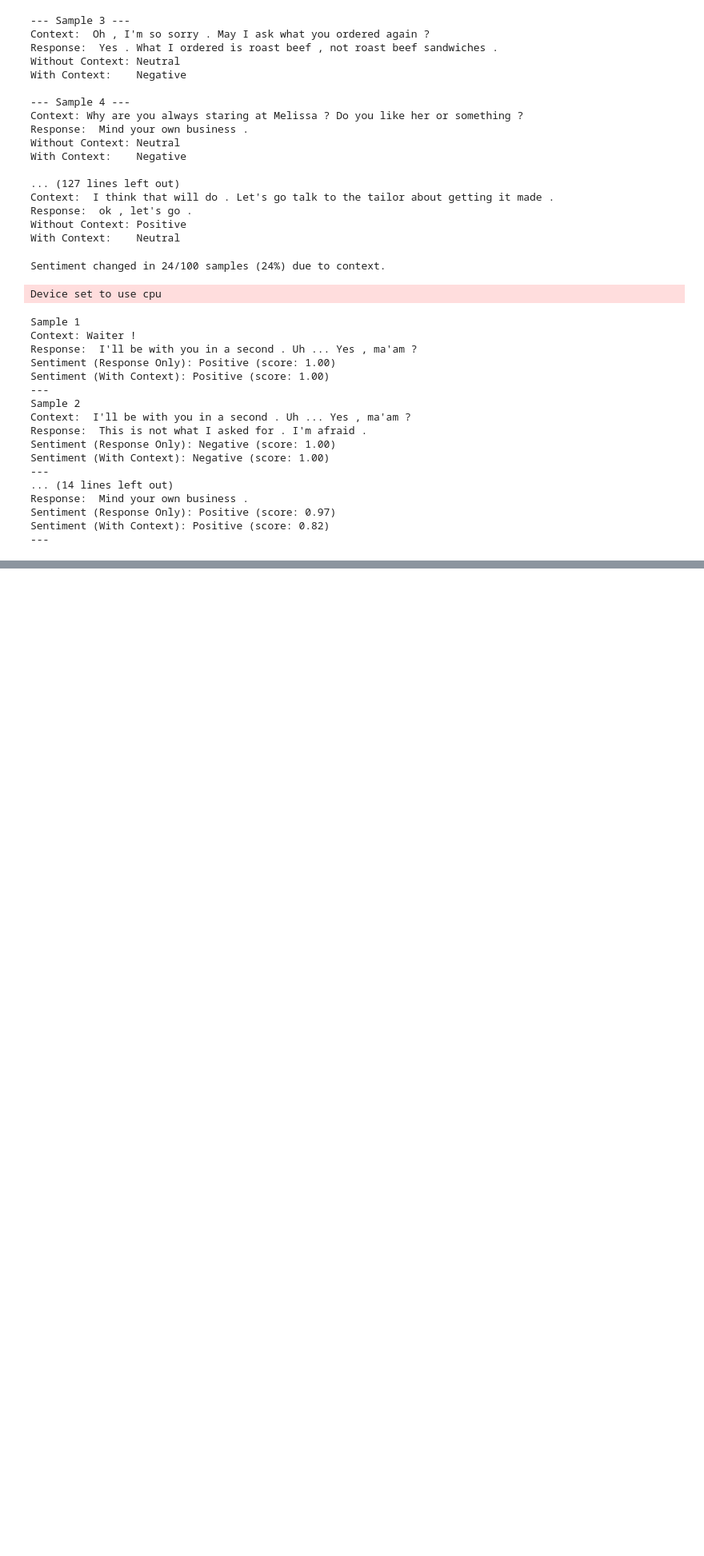
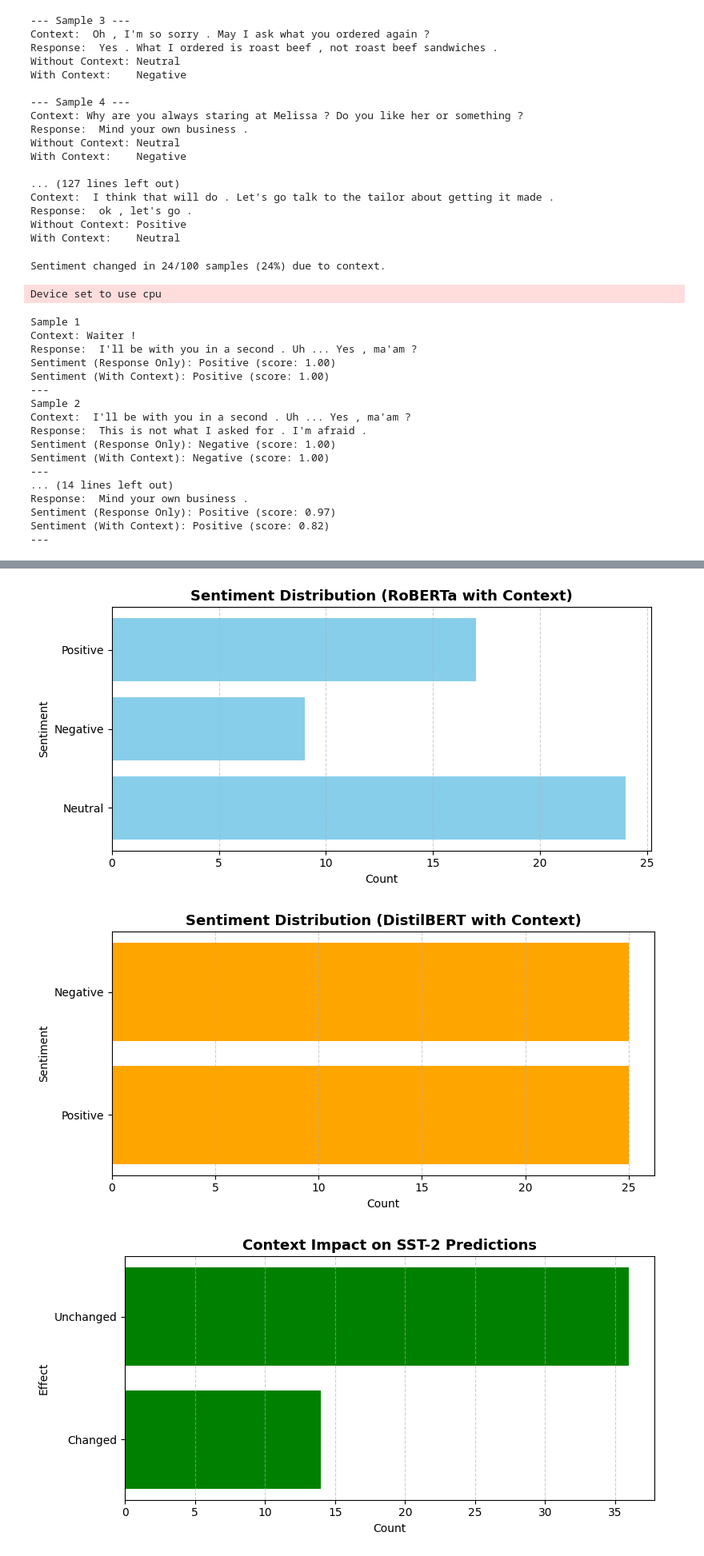
Before and after one commit to lata1207/Master_Project, a Jupyter notebook: Sentiment_Analysis_LLMs.ipynb, the cells around one changed output, grey strips where cells are left out. Shown: that part at 80% size. Drawn from its saved outputs; the diff is of its cells as text; code cells hidden in the pictures; blank space fills up the shorter version.

```diff
--- a/Sentiment_Analysis_LLMs.ipynb
+++ b/Sentiment_Analysis_LLMs.ipynb
@@ -281,0 +358,34 @@ Sentiment (With Context): Positive (score: 0.82)
+# %%
+# --- RoBERTa Sentiment Distribution (horizontal) ---
+plt.figure(figsize=(8, 4))
+plt.barh(list(roberta_counts.keys()), list(roberta_counts.values()), color="skyblue")
+plt.xlabel("Count")
+plt.ylabel("Sentiment")
+plt.title("Sentiment Distribution (RoBERTa with Context)", fontsize=13, fontweight="bold")
+plt.grid(axis='x', linestyle='--', alpha=0.6)
+plt.tight_layout()
+plt.show()
+
+# --- DistilBERT Sentiment Distribution (horizontal) ---
+plt.figure(figsize=(8, 4))
+plt.barh(list(sst_counts.keys()), list(sst_counts.values()), color="orange")
+plt.xlabel("Count")
+plt.ylabel("Sentiment")
+plt.title("Sentiment Distribution (DistilBERT with Context)", fontsize=13, fontweight="bold")
+plt.grid(axis='x', linestyle='--', alpha=0.6)
+plt.tight_layout()
+plt.show()
+
+# --- Context Effect Comparison (horizontal) ---
+plt.figure(figsize=(8, 4))
+plt.barh(list(context_effect.keys()), list(context_effect.values()), color="green")
+plt.xlabel("Count")
+plt.ylabel("Effect")
+plt.title("Context Impact on SST-2 Predictions", fontsize=13, fontweight="bold")
+plt.grid(axis='x', linestyle='--', alpha=0.6)
+plt.tight_layout()
+plt.show()
+# %% [output]
+[figure, added]
+[figure, added]
+[figure, added]
```
Also changed, not shown: parts of 14 cells of this notebook.
